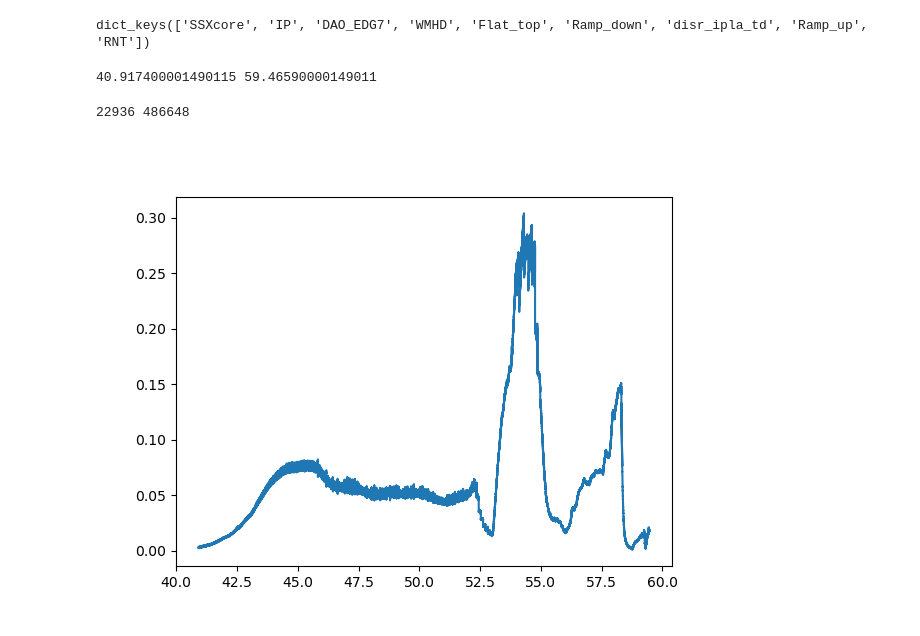
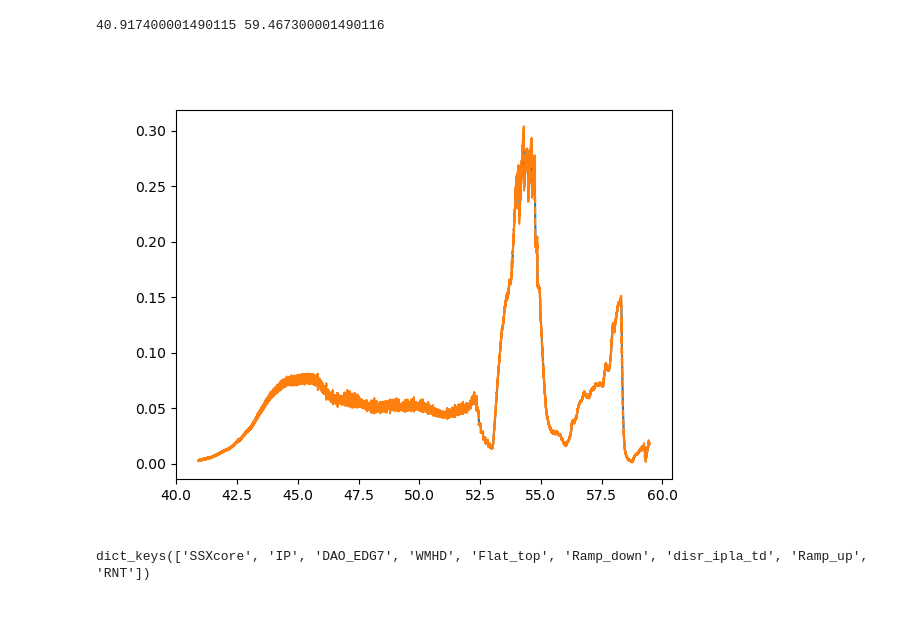
Before and after one commit to maxtost10/SPC-Runaway_Classifier, a Jupyter notebook: Processing_Data/Pruning and Normalising.ipynb, the cells around one changed output. Drawn from its saved outputs; the diff is of its cells as text; code cells hidden in the pictures.

Commit message:
Implement new data visualization features for enhanced analysis and merging of all variables in one df

```diff
--- a/Processing_Data/Pruning and Normalising.ipynb
+++ b/Processing_Data/Pruning and Normalising.ipynb
@@ -9,26 +15,22 @@ import pandas as pd
 # %%
 file = load_pickle(r'C:\Users\Max Tost\Desktop\Notebooks\SPC Neural Network Project\Data\20_random_JET_data.pkl')
 shot = file['JETno85000']
+# %%
+SSX = shot['SSXcore']
+t_b = shot['Ramp_up'][0]
+t_e = shot['Ramp_down'][1]
+print(t_b, t_e)
+# %% [output]
+40.917400001490115 59.467300001490116
+# %%
+plt.close()
+downsampled_time, downsampled_signal = downsample_timeseries(t_b, t_e, SSX['time'], SSX['signal'], 1000)
+plt.plot(downsampled_time, downsampled_signal)
+plt.plot(SSX['time'][(SSX['time'] >= t_b) & (SSX['time'] <= t_e)], SSX['signal'][(SSX['time'] >= t_b) & (SSX['time'] <= t_e)], '--')
+plt.show()
+# %% [output]
+[figure, added]
 # %%
 shot.keys()
 # %% [output]
 dict_keys(['SSXcore', 'IP', 'DAO_EDG7', 'WMHD', 'Flat_top', 'Ramp_down', 'disr_ipla_td', 'Ramp_up', 'RNT'])
-# %%
-shot.keys()
-SSX = shot['SSXcore']
-t_b = shot['Ramp_up'][0]
-t_e = shot['Ramp_down'][0]
-print(t_b, t_e)
-# %% [output]
-40.917400001490115 59.46590000149011
-# %%
-df_time = pd.DataFrame(shot['SSXcore']['time'])
-index_b, index_e = df_time[(df_time[0] > t_b)].index[0], df_time[(df_time[0] > t_e)].index[0]
-print(index_b, index_e)
-# %% [output]
-22936 486648
-# %%
-plt.plot(SSX['time'][index_b:index_e], SSX['signal'][index_b:index_e])
-plt.show()
-# %% [output]
-[figure, removed]
```
Also changed, not shown: parts of 5 cells of this notebook.
